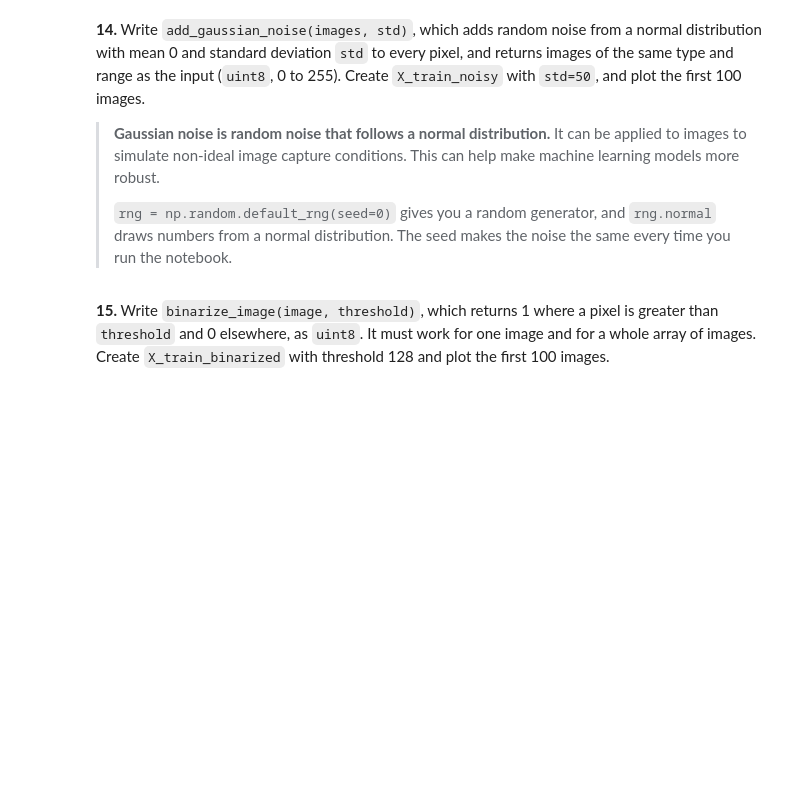
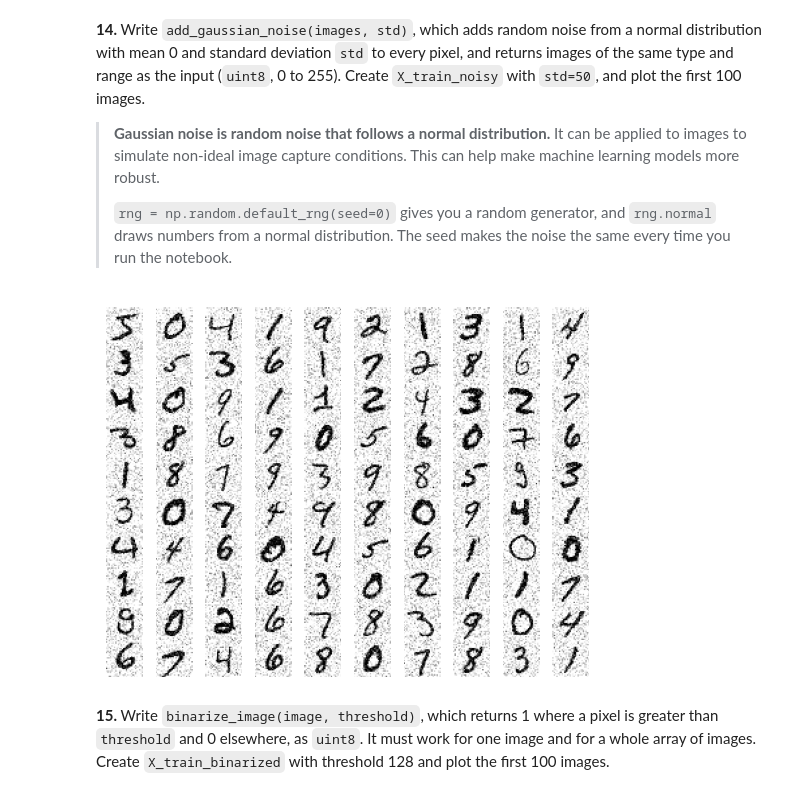
Before and after one commit to Falagan/numpy-mnist, a Jupyter notebook: mnist_numpy.ipynb, the cells around one changed output. Saved outputs shown, nothing was run; the diff lists cells and outputs as text; code cells hidden in the pictures; blank space fills up the shorter version.

Commit message:
feat: resolve missing exercises with AI adding explanations to understand the code.

```diff
--- a/mnist_numpy.ipynb
+++ b/mnist_numpy.ipynb
@@ -218,5 +346,22 @@ Create `X_train_standardized` and `X_test_standardized`. Compute μ and σ on th
 > **Gaussian noise is random noise that follows a normal distribution.** It can be applied to images to simulate non-ideal image capture conditions. This can help make machine learning models more robust.
 >
 > `rng = np.random.default_rng(seed=0)` gives you a random generator, and `rng.normal` draws numbers from a normal distribution. The seed makes the noise the same every time you run the notebook.
+# %%
+rng = np.random.default_rng(seed=0)   # fixed seed: the same noise on every run
+
+
+def add_gaussian_noise(images: np.ndarray, std: float) -> np.ndarray:
+    # One random number per pixel: size=images.shape gives an array of the same shape.
+    noise = rng.normal(loc=0, scale=std, size=images.shape)
+    # images + noise is float64 and can go below 0 or above 255 (and uint8 would wrap around,
+    # as in exercise 6). np.clip cuts the values to [0, 255] before converting back to uint8.
+    noisy = np.clip(images + noise, 0, 255)
+    return noisy.astype(np.uint8)
+
+
+X_train_noisy = add_gaussian_noise(X_train, std=50)
+plot_first_100(X_train_noisy)
+# %% [output]
+[figure, added]
 # %% [markdown]
 **15.** Write `binarize_image(image, threshold)`, which returns 1 where a pixel is greater than `threshold` and 0 elsewhere, as `uint8`. It must work for one image and for a whole array of images. Create `X_train_binarized` with threshold 128 and plot the first 100 images.
```
Also changed, not shown: parts of 27 cells of this notebook.
